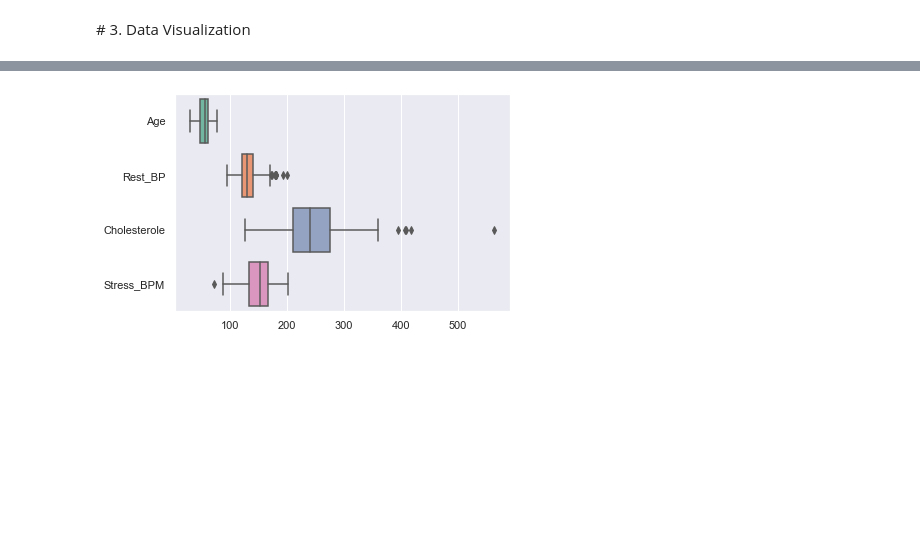
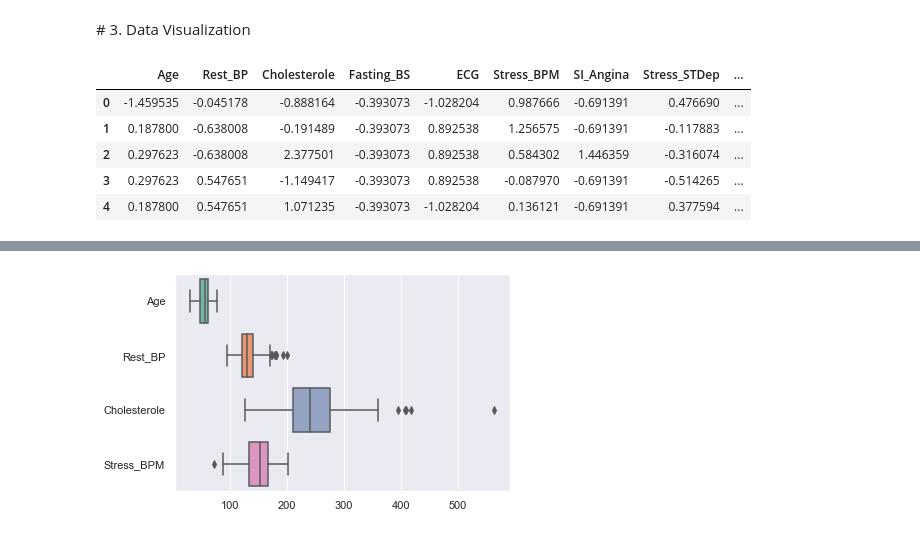
Before and after one commit to alakise/Heart-Disease, a Jupyter notebook: classification/classification.ipynb, the cells around one changed output, grey strips where cells are left out. Saved outputs shown, nothing was run; the diff lists cells and outputs as text; code cells hidden in the pictures; blank space fills up the shorter version.

```diff
--- a/classification/classification.ipynb
+++ b/classification/classification.ipynb
@@ -234,5 +234,17 @@ angina_types
 # %%
 # for better theming sns.set was applied:
 sns.set()
+# %%
+# prepare data for pca analysis
+features_scaled = StandardScaler().fit_transform(df)
+features_scaled = pd.DataFrame(data=features_scaled, columns=df.columns)
+features_scaled.head()
+# %% [output]
+|  | Age | Rest_BP | Cholesterole | Fasting_BS | ECG | Stress_BPM | SI_Angina | Stress_STDep | ... |
+| 0 | -1.459535 | -0.045178 | -0.888164 | -0.393073 | -1.028204 | 0.987666 | -0.691391 | 0.476690 | ... |
+| 1 | 0.187800 | -0.638008 | -0.191489 | -0.393073 | 0.892538 | 1.256575 | -0.691391 | -0.117883 | ... |
+| 2 | 0.297623 | -0.638008 | 2.377501 | -0.393073 | 0.892538 | 0.584302 | 1.446359 | -0.316074 | ... |
+| 3 | 0.297623 | 0.547651 | -1.149417 | -0.393073 | 0.892538 | -0.087970 | -0.691391 | -0.514265 | ... |
+| 4 | 0.187800 | 0.547651 | 1.071235 | -0.393073 | -1.028204 | 0.136121 | -0.691391 | 0.377594 | ... |
 # %%
 # create a correlation heatmap to see correlations between variables
```
Also changed, not shown: parts of 4 cells of this notebook.
